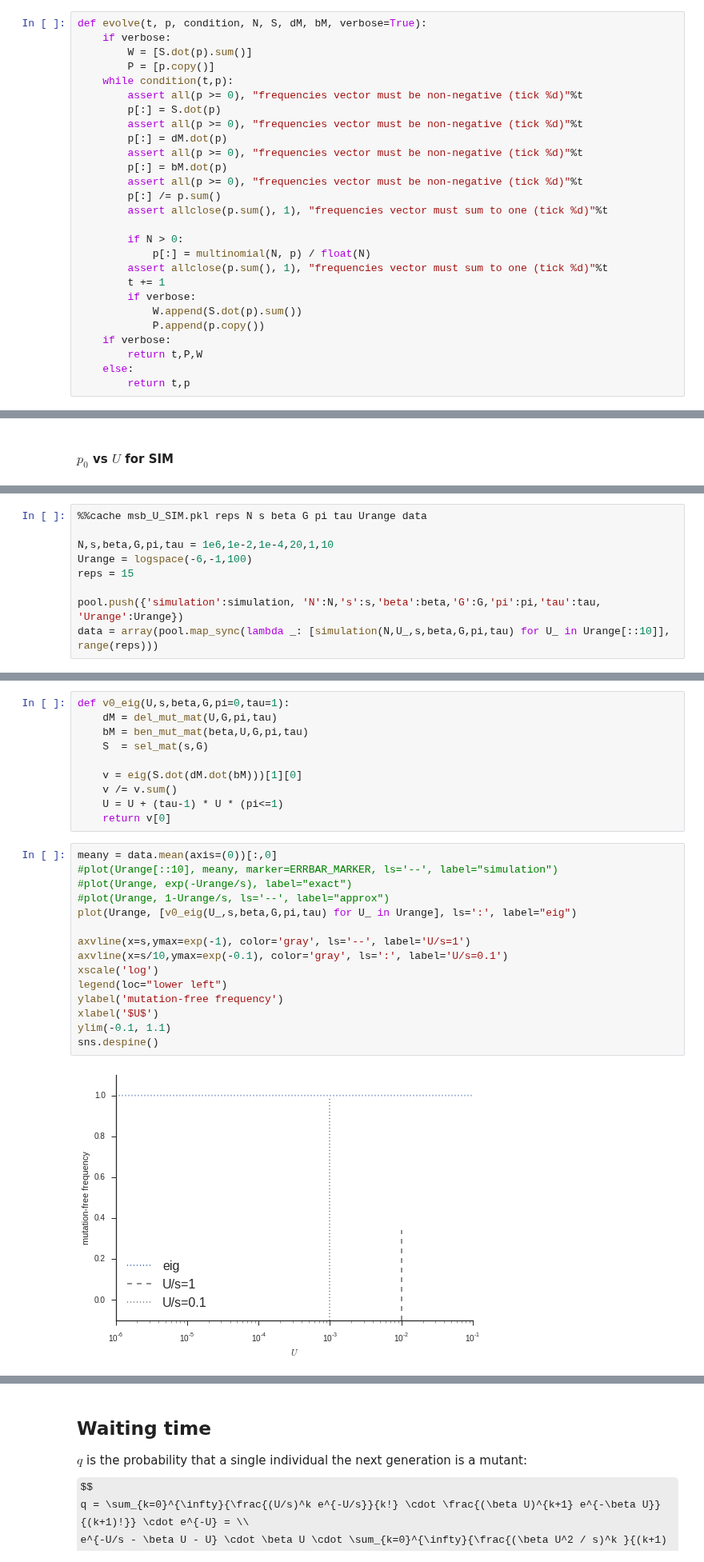
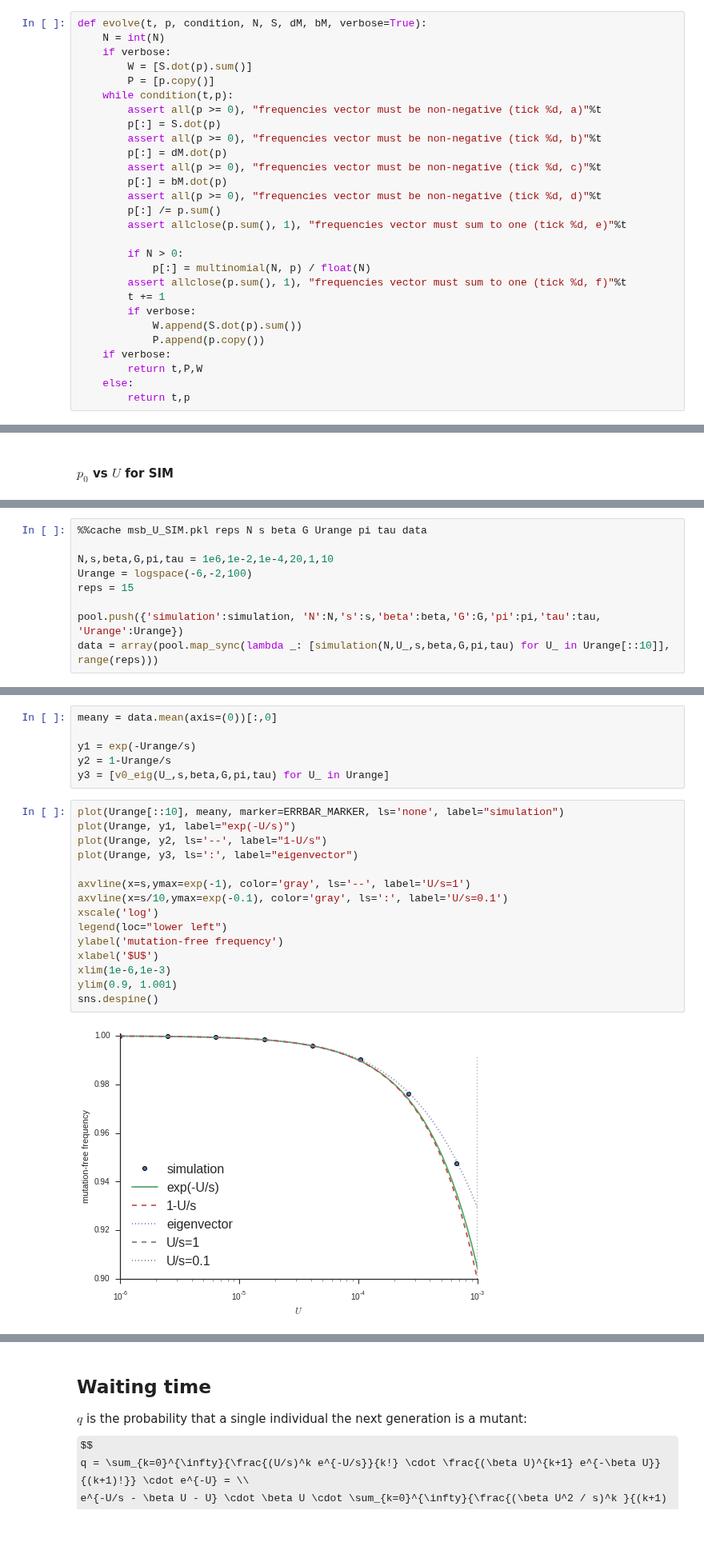
Before and after one commit to yoavram/mamba, a Jupyter notebook: simarba/adaptation model.ipynb, the cells around one changed output, grey strips where cells are left out. Shown at 80% size. Drawn from its saved outputs; the diff is of its cells as text; some formulas as TeX source; blank space fills up the shorter version.

```diff
--- a/simarba/adaptation model.ipynb
+++ b/simarba/adaptation model.ipynb
@@ -74,22 +70,23 @@ a=1
 # %%
 def evolve(t, p, condition, N, S, dM, bM, verbose=True):
+    N = int(N)
     if verbose:
         W = [S.dot(p).sum()]
         P = [p.copy()]
     while condition(t,p):
-        assert all(p >= 0), "frequencies vector must be non-negative (tick %d)"%t
+        assert all(p >= 0), "frequencies vector must be non-negative (tick %d, a)"%t
         p[:] = S.dot(p)
-        assert all(p >= 0), "frequencies vector must be non-negative (tick %d)"%t
+        assert all(p >= 0), "frequencies vector must be non-negative (tick %d, b)"%t
         p[:] = dM.dot(p)
-        assert all(p >= 0), "frequencies vector must be non-negative (tick %d)"%t
+        assert all(p >= 0), "frequencies vector must be non-negative (tick %d, c)"%t
         p[:] = bM.dot(p)
-        assert all(p >= 0), "frequencies vector must be non-negative (tick %d)"%t
+        assert all(p >= 0), "frequencies vector must be non-negative (tick %d, d)"%t
         p[:] /= p.sum()
-        assert allclose(p.sum(), 1), "frequencies vector must sum to one (tick %d)"%t
+        assert allclose(p.sum(), 1), "frequencies vector must sum to one (tick %d, e)"%t
 
         if N > 0:
             p[:] = multinomial(N, p) / float(N)
-        assert allclose(p.sum(), 1), "frequencies vector must sum to one (tick %d)"%t
+        assert allclose(p.sum(), 1), "frequencies vector must sum to one (tick %d, f)"%t
         t += 1
         if verbose:
             W.append(S.dot(p).sum())
@@ -269,8 +285,8 @@ sns.despine()
 # %%
-%%cache msb_U_SIM.pkl reps N s beta G pi tau Urange data
+%%cache msb_U_SIM.pkl reps N s beta G Urange pi tau data
 
 N,s,beta,G,pi,tau = 1e6,1e-2,1e-4,20,1,10
-Urange = logspace(-6,-1,100)
+Urange = logspace(-6,-2,100)
 reps = 15
 
 pool.push({'simulation':simulation, 'N':N,'s':s,'beta':beta,'G':G,'pi':pi,'tau':tau, 'Urange':Urange})
@@ -280,27 +296,23 @@ data = array(pool.map_sync(lambda _: [simulation(N,U_,s,beta,G,pi,tau) for U_ in
-# %%
-def v0_eig(U,s,beta,G,pi=0,tau=1):
-    dM = del_mut_mat(U,G,pi,tau)
-    bM = ben_mut_mat(beta,U,G,pi,tau)
-    S  = sel_mat(s,G)
-
-    v = eig(S.dot(dM.dot(bM)))[1][0]
-    v /= v.sum()
-    U = U + (tau-1) * U * (pi<=1)
-    return v[0]
+# %%
+meany = data.mean(axis=(0))[:,0]
+
+y1 = exp(-Urange/s)
+y2 = 1-Urange/s
+y3 = [v0_eig(U_,s,beta,G,pi,tau) for U_ in Urange]
 # %%
-meany = data.mean(axis=(0))[:,0]
-#plot(Urange[::10], meany, marker=ERRBAR_MARKER, ls='--', label="simulation")
-#plot(Urange, exp(-Urange/s), label="exact")
-#plot(Urange, 1-Urange/s, ls='--', label="approx")
-plot(Urange, [v0_eig(U_,s,beta,G,pi,tau) for U_ in Urange], ls=':', label="eig")
+plot(Urange[::10], meany, marker=ERRBAR_MARKER, ls='none', label="simulation")
+plot(Urange, y1, label="exp(-U/s)")
+plot(Urange, y2, ls='--', label="1-U/s")
+plot(Urange, y3, ls=':', label="eigenvector")
 
 axvline(x=s,ymax=exp(-1), color='gray', ls='--', label='U/s=1')
 axvline(x=s/10,ymax=exp(-0.1), color='gray', ls=':', label='U/s=0.1')
 xscale('log')
 legend(loc="lower left")
 ylabel('mutation-free frequency')
 xlabel('$U$')
-ylim(-0.1, 1.1)
+xlim(1e-6,1e-3)
+ylim(0.9, 1.001)
 sns.despine()
 # %% [output]
-[figure, old version]
+[figure, new version]
```
Also changed, not shown: parts of 80 cells of this notebook.
